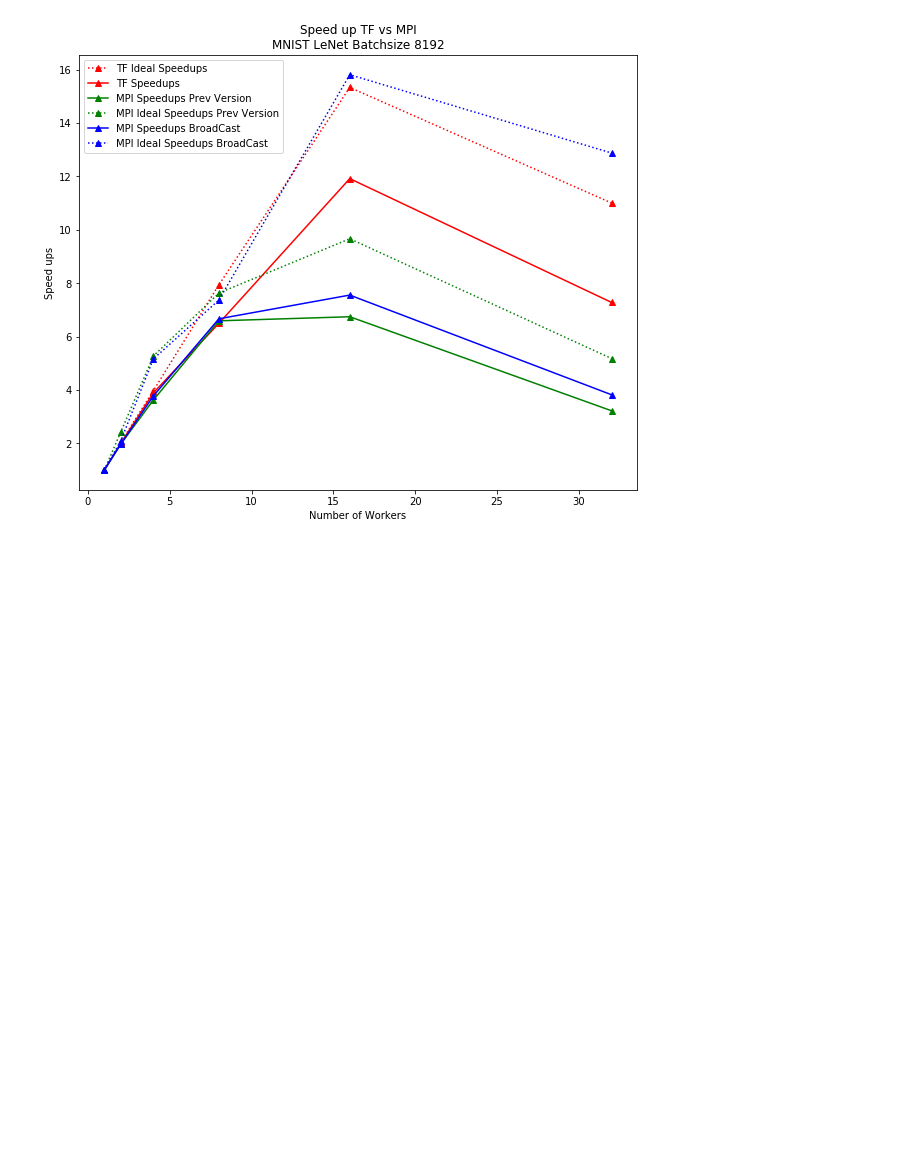
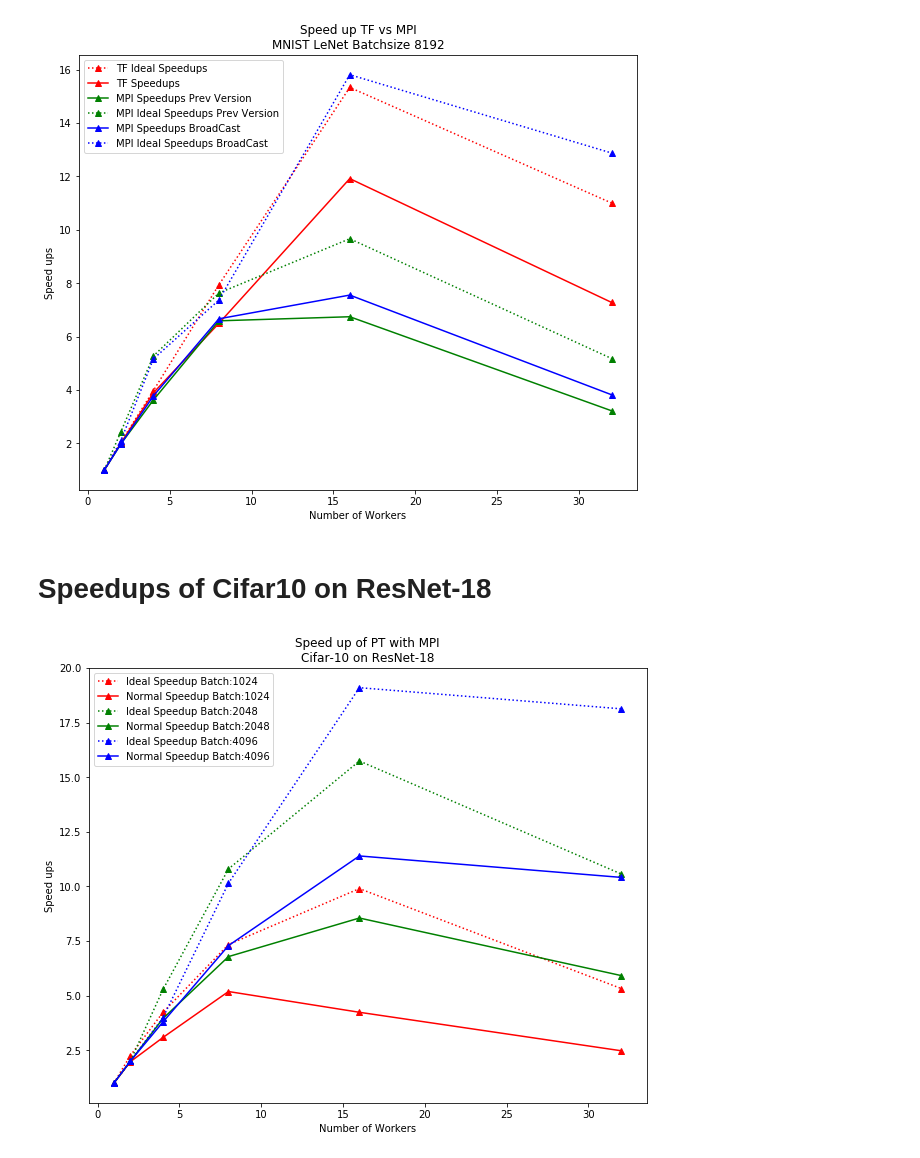
Before and after one commit to hwang595/TF-Pytorch-comparison, a Jupyter notebook: analysis/MPI_vs_TF_speedups_bsize8192.ipynb, the cells around one changed output. Cells and saved outputs as stored; diff of their text form; code cells hidden in the pictures; blank space fills up the shorter version.

Commit message:
update graph

```diff
--- a/analysis/MPI_vs_TF_speedups_bsize8192.ipynb
+++ b/analysis/MPI_vs_TF_speedups_bsize8192.ipynb
@@ -87,3 +87,34 @@ plt.savefig("straggler_ideal_speedup_comparison.jpg", dpi=300)
 plt.show()
 # %% [output]
 [figure]
+# %% [markdown]
+# Speedups of Cifar10 on ResNet-18
+# %%
+num_worker_interval = [1, 2, 4, 8, 16 ,32]
+# batch size at 1024
+normal_speedup_b1k = [1, 1.9737, 3.0871, 5.1896, 4.2394, 2.4774]
+ideal_speedup_b1k = [1, 2.2547, 4.2394, 7.3414, 9.9013, 5.3274]
+
+# batch size at 2048
+normal_speedup_b2k = [1, 1.9937, 3.9572, 6.7889, 8.5549, 5.92]
+ideal_speedup_b2k = [1, 2.0, 5.2857, 10.8029, 15.74468, 10.5714]
+
+# batch size at 4096
+normal_speedup_b4k = [1, 1.999, 3.799, 7.2922, 11.39739, 10.4150]
+ideal_speedup_b4k = [1, 2.0, 4.0, 10.1493, 19.1011, 18.13333]
+
+fig_2 = plt.figure()
+plt.plot(num_worker_interval, ideal_speedup_b1k, ':^r', label='Ideal Speedup Batch:1024')
+plt.plot(num_worker_interval, normal_speedup_b1k, '-^r', label='Normal Speedup Batch:1024')
+plt.plot(num_worker_interval, ideal_speedup_b2k, ':^g', label='Ideal Speedup Batch:2048')
+plt.plot(num_worker_interval, normal_speedup_b2k, '-^g', label='Normal Speedup Batch:2048')
+plt.plot(num_worker_interval, ideal_speedup_b4k, ':^b', label='Ideal Speedup Batch:4096')
+plt.plot(num_worker_interval, normal_speedup_b4k, '-^b', label='Normal Speedup Batch:4096')
+plt.title("Speed up of PT with MPI\nCifar-10 on ResNet-18")
+plt.xlabel("Number of Workers")
+plt.ylabel("Speed ups")
+plt.legend()
+#plt.savefig("straggler_ideal_speedup_comparison.jpg", dpi=300)
+plt.show()
+# %% [output]
+[figure, added]
```
Also changed, not shown: parts of 2 cells of this notebook.
